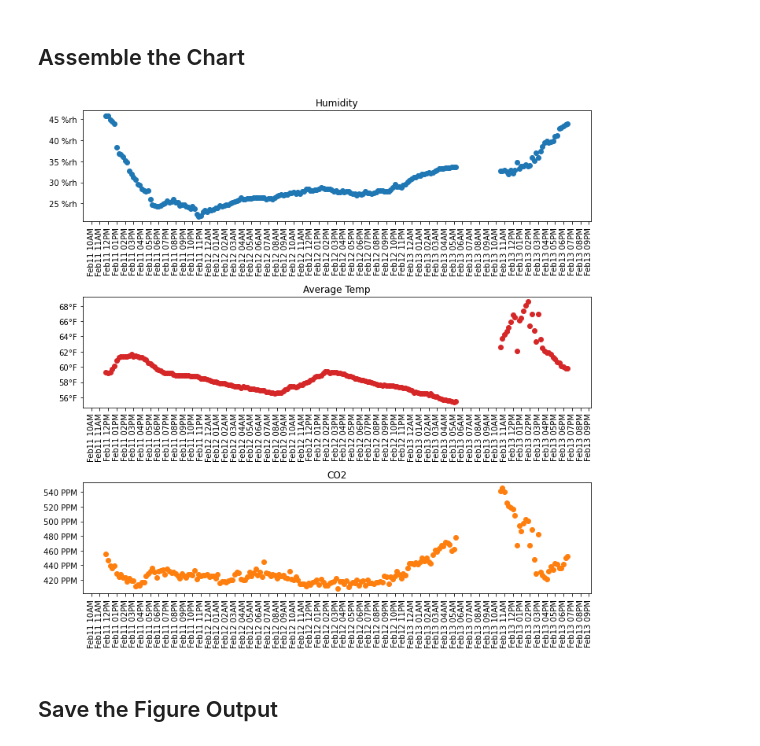
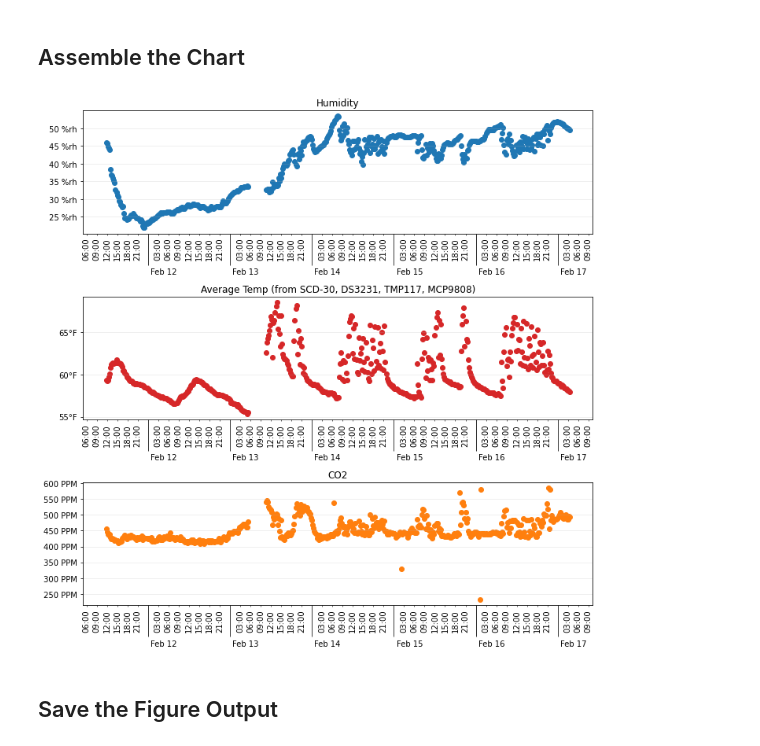
Before and after one commit to RagingRoosevelt/RPi_EnvironLogger, a Jupyter notebook: Reporting/plot.ipynb, the cells around one changed output. Saved outputs shown, nothing was run; the diff lists cells and outputs as text; code cells hidden in the pictures.

Commit message:
fixed ddl, improved plotting

```diff
--- a/Reporting/plot.ipynb
+++ b/Reporting/plot.ipynb
@@ -30,47 +31,59 @@ cur = conn.cursor()
 # %%
 df = pd.read_sql(
     """
-    select *, temp_avg*1.8+32 as temp_avg_f
+    select
+        *,
+        temp_mcp*1.8+32 as temp_mcp_f,
+        temp_tmp*1.8+32 as temp_tmp_f,
+        temp_scd*1.8+32 as temp_scd_f,
+        temp_rtc*1.8+32 as temp_rtc_f,
+        temp_avg*1.8+32 as temp_avg_f
     from env_log
     %s
-    """ % ("where ts_load >= current_timestamp - interval '48 hours'" if False else ""),
+    """ % ("where ts_load_utc >= current_timestamp - interval '48 hours'" if False else ""),
     conn
 )
-df['ts_load_utc'] = df.ts_load.dt.tz_localize(timezone('UTC'))
-df['ts_local'] = df.ts_load_utc.dt.tz_convert(local_timezone)
+df['ts_load_utc'] = df.ts_load_utc.dt.tz_localize(timezone('UTC'))
 # %% [markdown]
 ## Assemble the Chart
 # %%
 gs = gridspec.GridSpec(3, 1)
 plt.rcParams["figure.autolayout"] = True
+
 fig = plt.figure(figsize=(10,10))
-(ax1, ax2, ax3) = [fig.add_subplot(gs[loc[0], loc[1]]) for loc in [[0,0],[1,0],[2,0]]]
+(ax1, ax2, ax3) = [fig.add_subplot(gs[loc[0], loc[1]]) for loc in [[x,0] for x in range(3)]]
 for ax, column, title, color, append, locator_multiple in zip(
     (ax1, ax2, ax3),
     ('humidity', 'temp_avg_f', 'co2'),
-    ('Humidity', 'Average Temp', 'CO2'),
+    ('Humidity', 'Average Temp (from SCD-30, DS3231, TMP117, MCP9808)', 'CO2'),
     ('tab:blue', 'tab:red', 'tab:orange'),
     (' %rh', '°F', ' PPM'),
-    (5, 2, 20)
+    (5, 5, 50)
 ):
-    ax.xaxis.set_major_locator(mpl_dates.HourLocator(interval=1))
-    ax.xaxis.set_major_formatter(mpl_dates.DateFormatter('%b%d %I%p', tz=timezone('America/Los_Angeles')))
+    ax.xaxis.set_major_locator(mpl_dates.DayLocator(interval=1, tz=local_timezone))
+    ax.xaxis.set_major_formatter(mpl_dates.DateFormatter('%b %d', tz=local_timezone))
+    ax.xaxis.set_minor_locator(mpl_dates.HourLocator(byhour=[x for x in range(0,24,3)], tz=local_timezone))
+    ax.xaxis.set_minor_formatter(mpl_dates.DateFormatter('%H:00', tz=local_timezone))
 
     ax.set_title(title)
 
     ax.scatter(
-        df.ts_local,
+        df.ts_load_utc,
         df[column],
         color=color
     )
 
     ax.yaxis.set_major_locator(ticker.MultipleLocator(locator_multiple))
     ax.yaxis.set_major_formatter('{x:1.0f}%s'%append)
-    ax.tick_params(axis='x', labelrotation=90)
+    ax.grid(axis='y', which='major', visible=True, alpha=0.25)
+    ax.tick_params(axis='x', which='major', direction='out', length=40, bottom=True)
+    ax.tick_params(axis='x', which='minor', labelrotation=90)
 
+    for label in ax.xaxis.get_majorticklabels():
+        label.set_transform(label.get_transform() + ScaledTranslation(xt=20/fig.dpi,yt=0,scale_trans=fig.dpi_scale_trans))
 fig.set_facecolor('white')
 # %% [output]
-[figure, old version]
+[figure, new version]
 # %% [markdown]
 ## Save the Figure Output
 # %%
```
Also changed, not shown: parts of 1 cell of this notebook, 2 other files.
